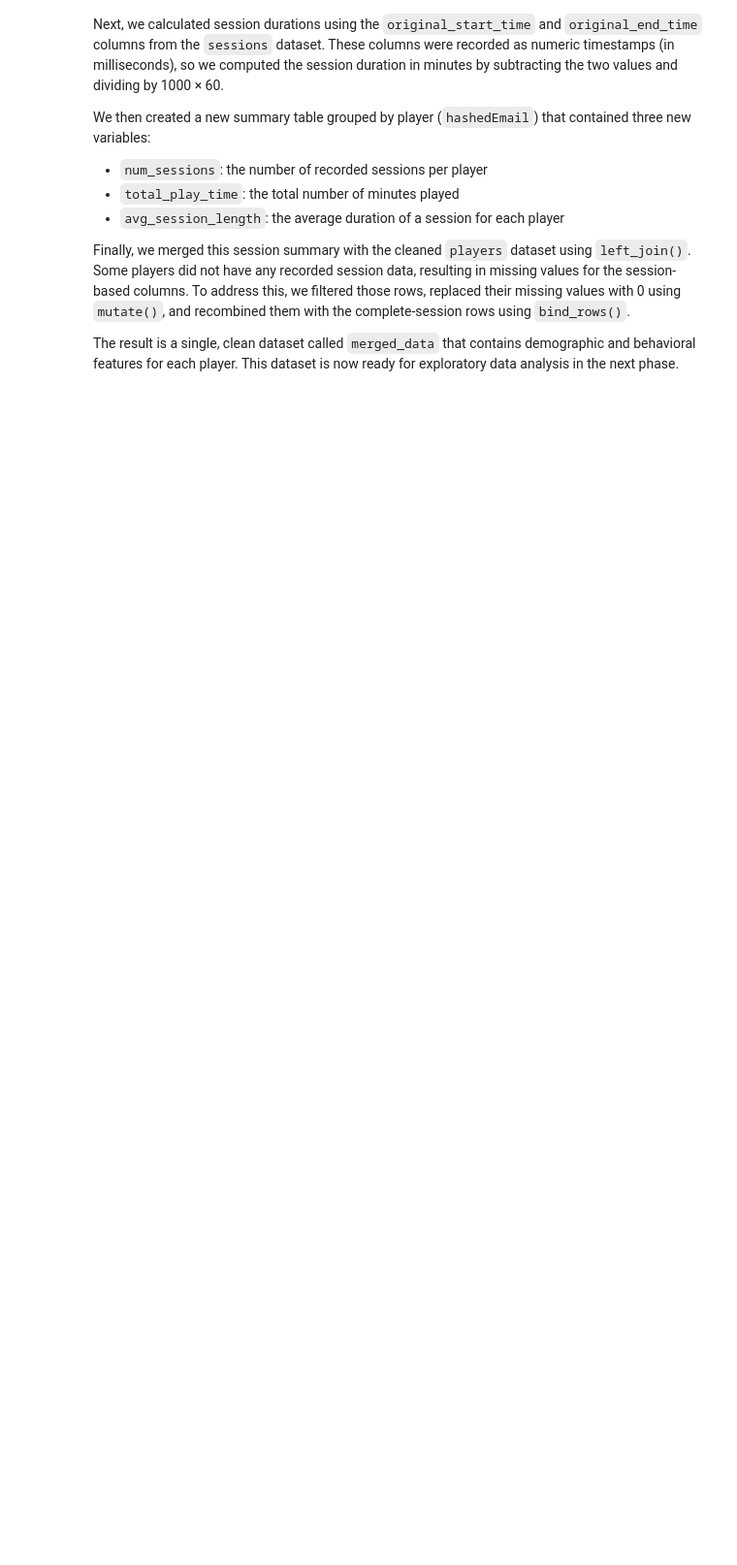
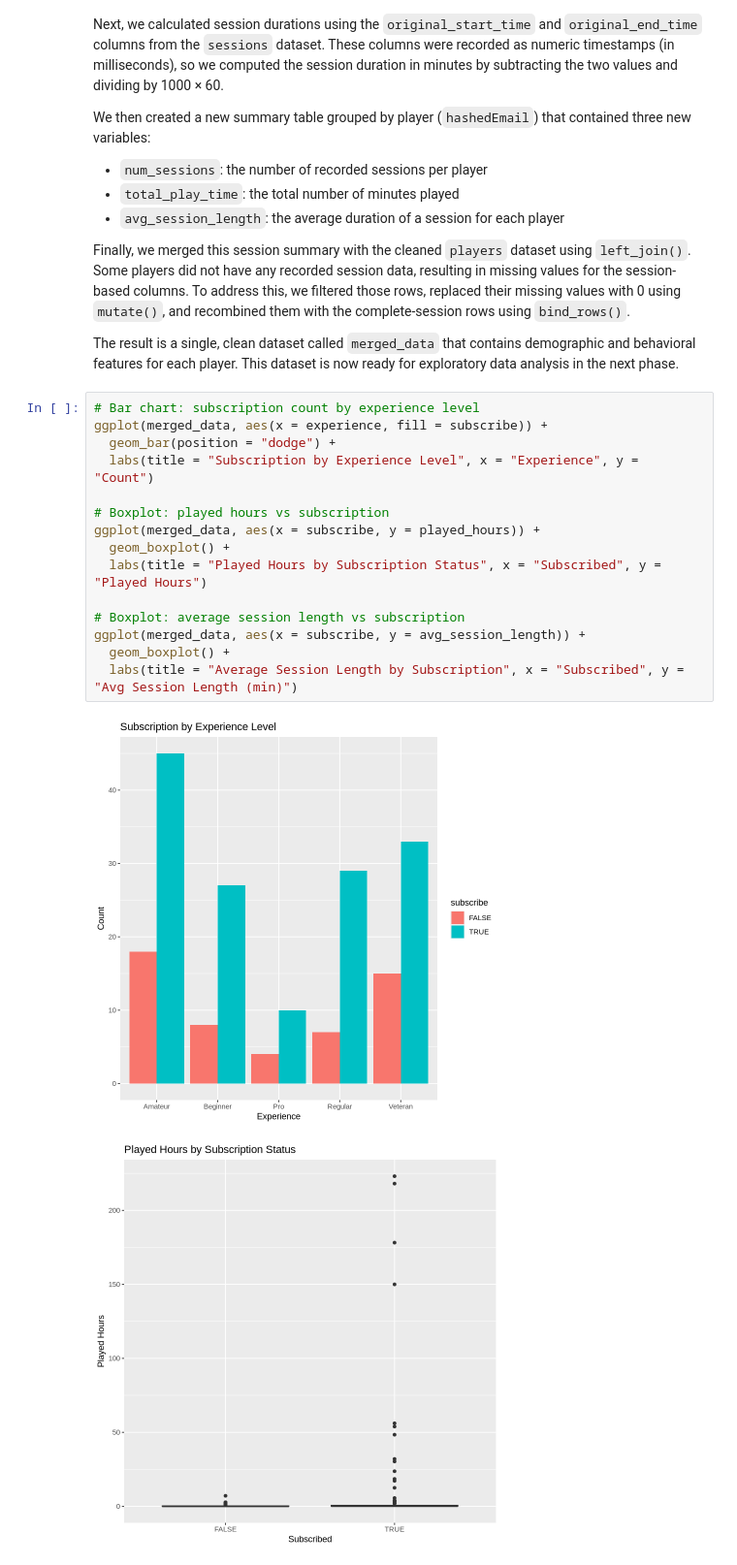
Before and after one commit to melih87/minecraft-newsletter-prediction, a Jupyter notebook: project.ipynb, the cells around one changed output. Shown: that part at 97% size. Cells and saved outputs as stored; diff of their text form; blank space fills up the shorter version.

Commit message:
Added Phase 4: EDA plots and summary tables

```diff
--- a/project.ipynb
+++ b/project.ipynb
@@ -193,3 +204,21 @@ We then created a new summary table grouped by player (`hashedEmail`) that conta
 Finally, we merged this session summary with the cleaned `players` dataset using `left_join()`. Some players did not have any recorded session data, resulting in missing values for the session-based columns. To address this, we filtered those rows, replaced their missing values with 0 using `mutate()`, and recombined them with the complete-session rows using `bind_rows()`.
 
 The result is a single, clean dataset called `merged_data` that contains demographic and behavioral features for each player. This dataset is now ready for exploratory data analysis in the next phase.
+# %%
+# Bar chart: subscription count by experience level
+ggplot(merged_data, aes(x = experience, fill = subscribe)) +
+  geom_bar(position = "dodge") +
+  labs(title = "Subscription by Experience Level", x = "Experience", y = "Count")
+
+# Boxplot: played hours vs subscription
+ggplot(merged_data, aes(x = subscribe, y = played_hours)) +
+  geom_boxplot() +
+  labs(title = "Played Hours by Subscription Status", x = "Subscribed", y = "Played Hours")
+
+# Boxplot: average session length vs subscription
+ggplot(merged_data, aes(x = subscribe, y = avg_session_length)) +
+  geom_boxplot() +
+  labs(title = "Average Session Length by Subscription", x = "Subscribed", y = "Avg Session Length (min)")
+# %% [output]
+[figure, added]
+[figure, added]
```
Also changed, not shown: parts of 4 cells of this notebook.
